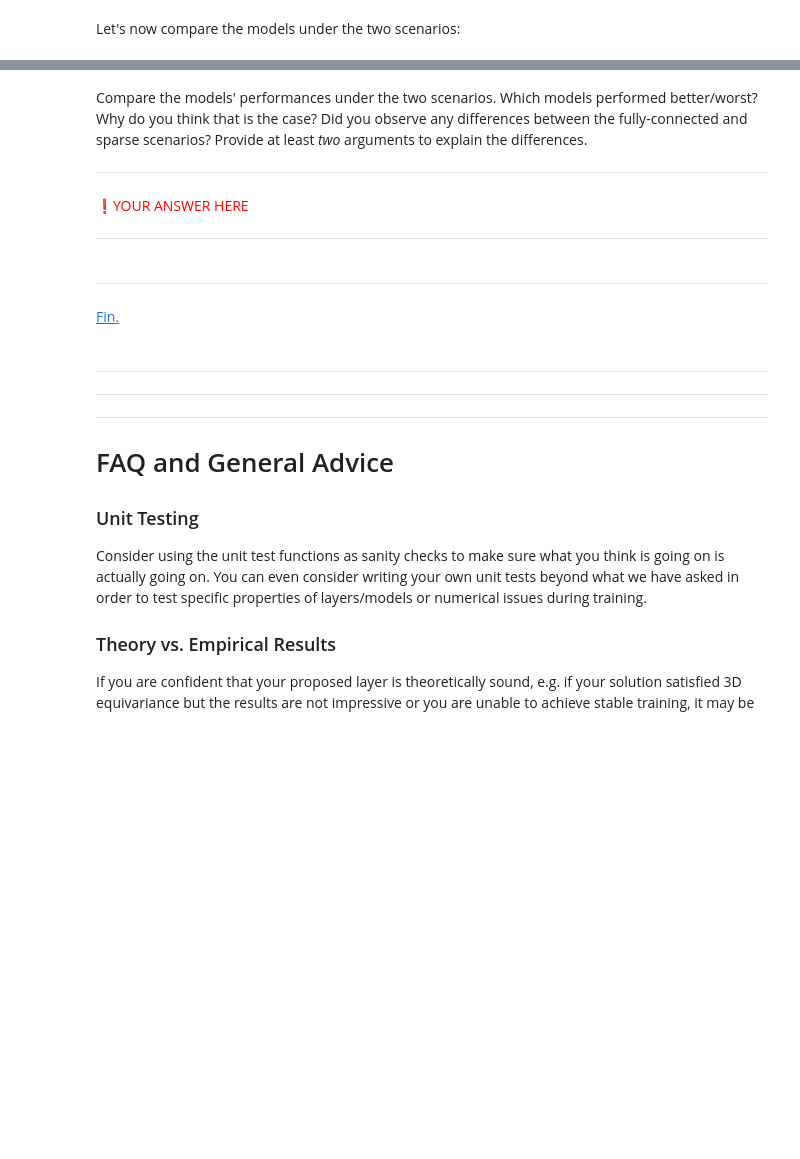
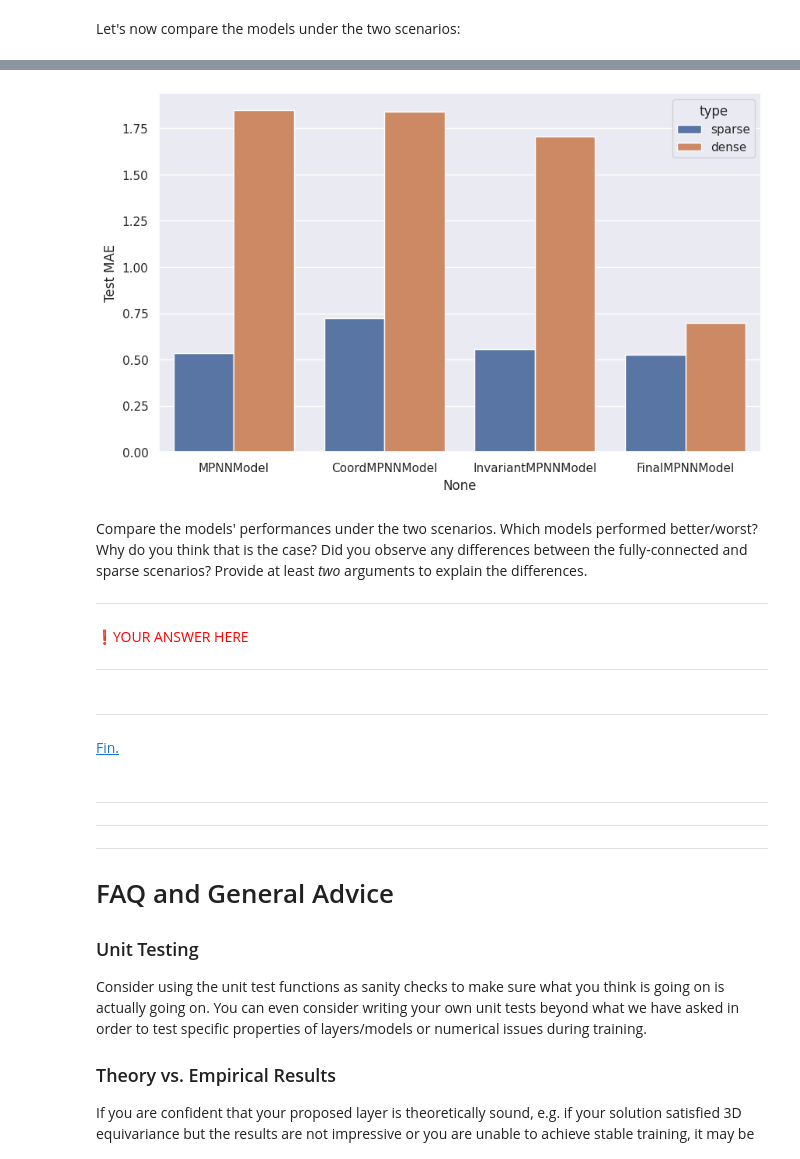
Before and after one commit to mateuszkor/GDL, a Jupyter notebook: L65_Practical_2026.ipynb, the cells around one changed output, grey strips where cells are left out. Drawn from its saved outputs; the diff is of its cells as text; code cells hidden in the pictures; blank space fills up the shorter version.

```diff
--- a/L65_Practical_2026.ipynb
+++ b/L65_Practical_2026.ipynb
@@ -1065,7 +1143,7 @@ Note the use of the `train_mask`, `valid_mask`, and `test_mask` which we need to
 ### 💻 <font color="purple">  Explore enlarging the receptive field visible to the computation of $\mathbf{H}$. First, how can this be done? Does this help? Try seeing this in action by changing the value of `num_gcn_layers` below and observing the effect of increasing the receptive field of your GNN on performance. </font>
 # %%
 # @title [RUN] Size of receptive field
-num_gcn_layers = 2 #@param {type:"integer"}
+num_gcn_layers = 4 #@param {type:"integer"}
 # %%
 # ============ YOUR MODIFICATION HERE =============
 # TASK: What do you need to change in this line to enlarge the receptive field?
@@ -1538,11 +1668,7 @@ class GCNLayer(Module):
         """
         # ============ YOUR CODE HERE =============
         # aggregate the neighbours as in GCN: (AX + X)
-        # Simple/intuitive form (works if sparse matmul is supported):
-        # x = adj_sparse @ x + x
-        if adj_sparse.layout != torch.sparse_csr:
-            adj_sparse = adj_sparse.coalesce()
-        x = torch.sparse.mm(adj_sparse.to(torch.float32), x) + x
+        x = torch.sparse.mm(adj_sparse, x) + x
 
         # project the features (MLP_k)
         x = self.linear1(x)
@@ -2711,23 +2941,24 @@ class InvariantMPNNLayer(MessagePassing):
     # This will ensure that the overall layer is also invariant.
     #
     def message(self, h_i, h_j, pos_i, pos_j, edge_attr):
-        """The `message()` function constructs messages from source nodes j
-           to destination nodes i for each edge (j, i) in `edge_index`.
+      """The `message()` function constructs messages from source nodes j
+        to destination nodes i for each edge (j, i) in `edge_index`.
 
-           Args:
-               h_i: (e, d) - destination node features
-               h_j: (e, d) - source node features
-               pos_i: (e, 3) - destination node coordinates
-               pos_j: (e, 3) - source node coordinates
-               edge_attr: (e, d_e) - edge features
+        Args:
+            h_i: (e, d)         - destination node fetures
+            h_j: (e, d)         - source node features
+            pos_i: (e, 3)       - destination node coordinats
+            pos_j: (e, 3)       - source node coordinates
+            edge_attr: (e, d_e) - edge features
 
-           Returns:
-               msg: (e, d) - messages passed through MLP `\psi`
-        """
-        rel = pos_i - pos_j
-        dist = torch.norm(rel, p=2, dim=-1, keepdim=True)
-        msg = torch.cat([h_i, h_j, edge_attr, dist], dim=-1)
-        return self.mlp_msg(msg)
+        Returns:
+            msg: (e, d) - messages passed through MLP `\psi`
+      """
+
+      rel = pos_i - pos_j
+      dist = torch.norm(rel, p=2, dim=-1, keepdim=True)
+      msg = torch.cat([h_i, h_j, edge_attr, dist], dim=-1)
+      return self.mlp_msg(msg)
     # ==========================================
 
     def aggregate(self, inputs, index):
@@ -3427,11 +3743,13 @@ df_sparse = pd.DataFrame.from_dict(sparse_results, orient='index', columns=['Bes
 df_dense = pd.DataFrame.from_dict(dense_results, orient='index', columns=['Best val MAE', 'Test MAE', 'Train time', 'Train History'])
 df_sparse['type'] = 'sparse'
 df_dense['type'] = 'dense'
-df = df_sparse.append(df_dense)
+# df = df_sparse.append(df_dense)
+df = pd.concat([df_sparse, df_dense])
 
 sns.set(rc={'figure.figsize':(10, 6)})
 sns.barplot(x=df.index, y="Test MAE", hue="type", data=df);
 
 # You might want to save and download this plot
 plt.savefig("comparison.png")
-# files.download("comparison.png")
+files.download("comparison.png")
+# %% [output]
@@ -3438,3 +3758,4 @@ plt.savefig("comparison.png")
+[figure, added]
 # %% [markdown]
 Compare the models' performances under the two scenarios. Which models performed better/worst? Why do you think that is the case? Did you observe any differences between the fully-connected and sparse scenarios? Provide at least *two* arguments to explain the differences.
 
```
Also changed, not shown: parts of 61 cells of this notebook, 3 other files.
